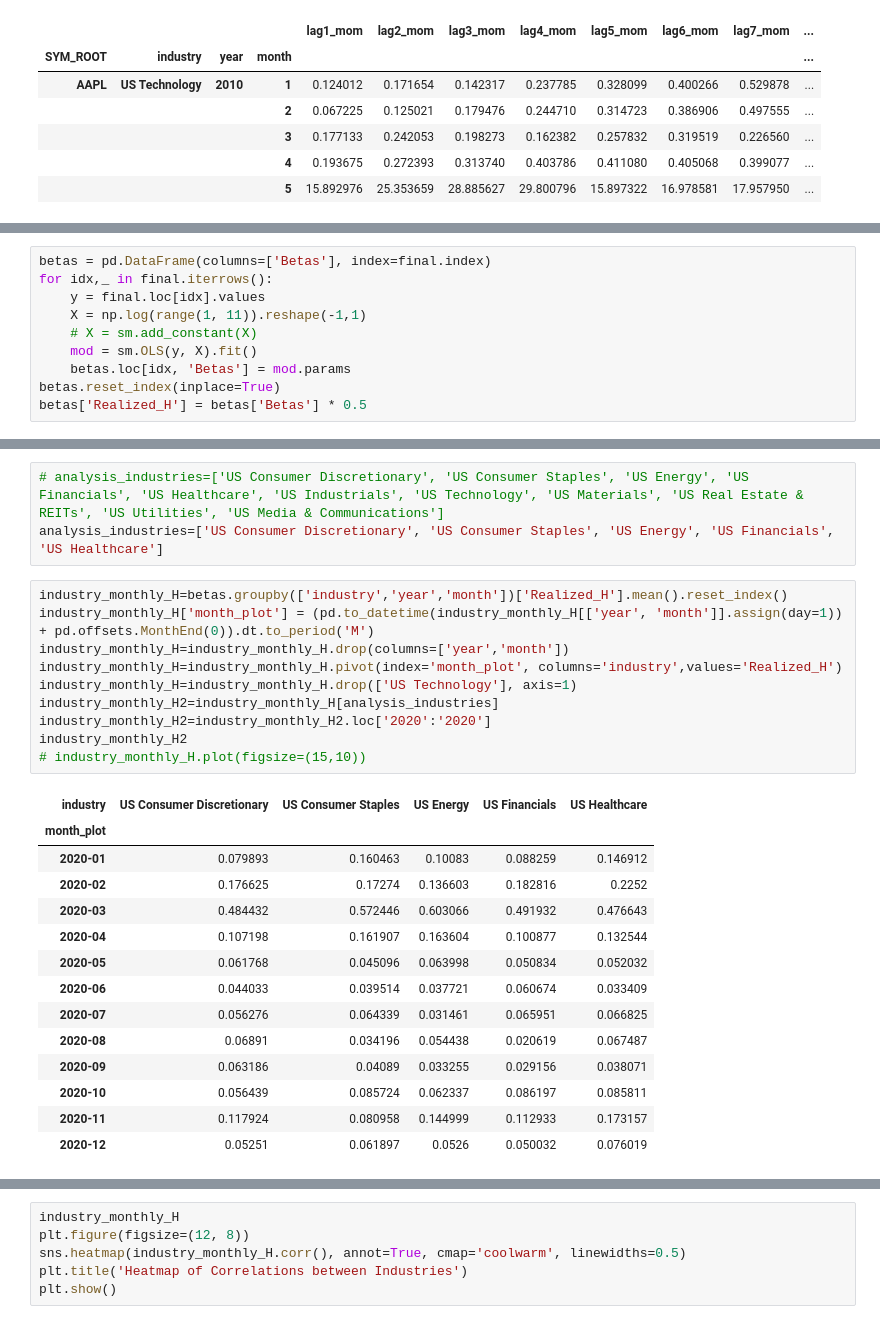
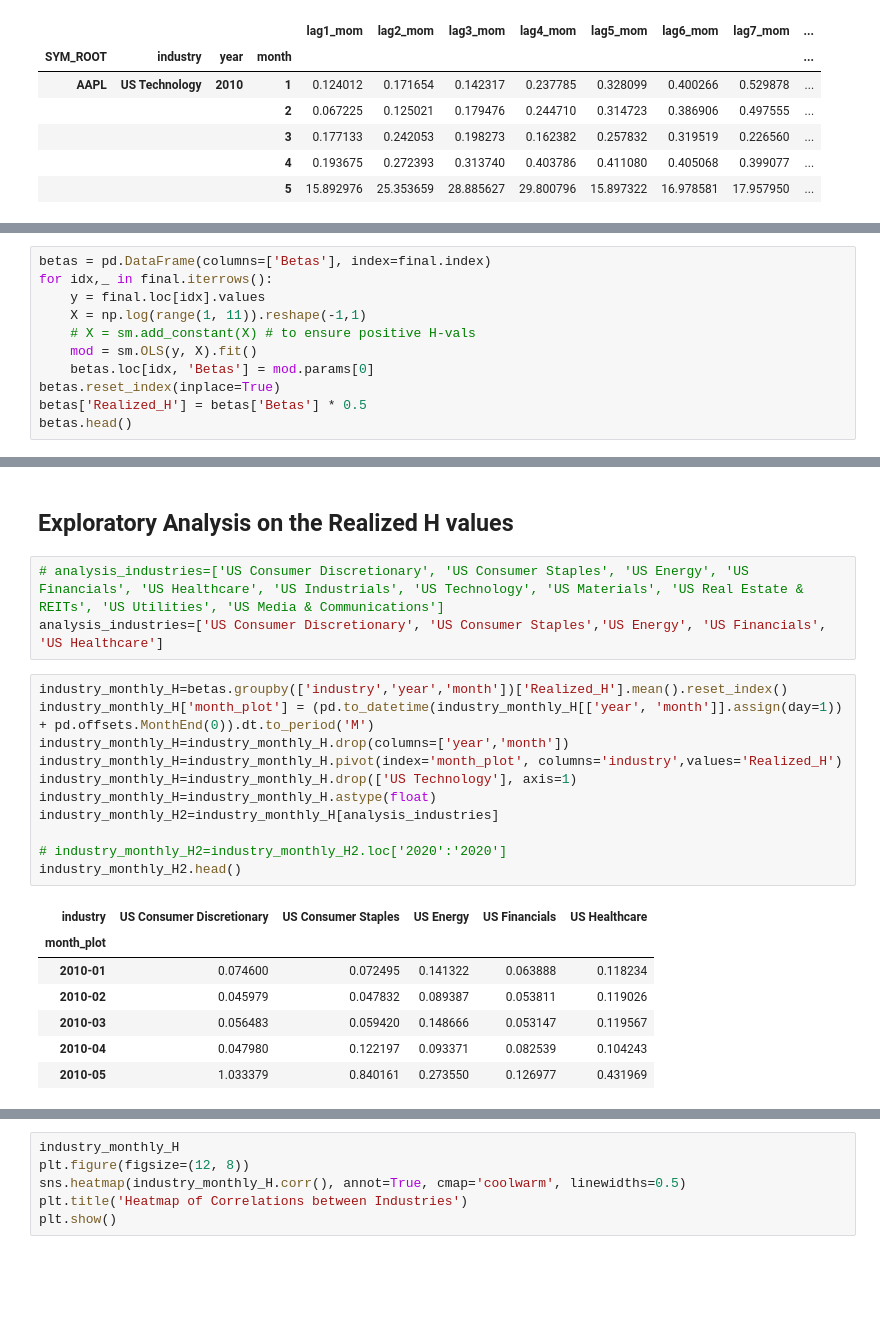
Before and after one commit to roshnx/buy-rough-sell-smooth, a Jupyter notebook: Realized_Vol_Regression.ipynb, the cells around one changed output, grey strips where cells are left out. Drawn from its saved outputs; the diff is of its cells as text; blank space fills up the shorter version.

Commit message:
Complete Analysis

```diff
--- a/Realized_Vol_Regression.ipynb
+++ b/Realized_Vol_Regression.ipynb
@@ -125,8 +132,9 @@ betas = pd.DataFrame(columns=['Betas'], index=final.index)
 for idx,_ in final.iterrows():
     y = final.loc[idx].values
     X = np.log(range(1, 11)).reshape(-1,1)
-    # X = sm.add_constant(X)
+    # X = sm.add_constant(X) # to ensure positive H-vals
     mod = sm.OLS(y, X).fit()
-    betas.loc[idx, 'Betas'] = mod.params
+    betas.loc[idx, 'Betas'] = mod.params[0]
 betas.reset_index(inplace=True)
 betas['Realized_H'] = betas['Betas'] * 0.5
+betas.head()
@@ -149,31 +148,27 @@ betas[betas['Betas']>=0.5]
+# %% [markdown]
+## Exploratory Analysis on the Realized H values
 # %%
 # analysis_industries=['US Consumer Discretionary', 'US Consumer Staples', 'US Energy', 'US Financials', 'US Healthcare', 'US Industrials', 'US Technology', 'US Materials', 'US Real Estate & REITs', 'US Utilities', 'US Media & Communications']
-analysis_industries=['US Consumer Discretionary', 'US Consumer Staples', 'US Energy', 'US Financials', 'US Healthcare']
+analysis_industries=['US Consumer Discretionary', 'US Consumer Staples','US Energy', 'US Financials', 'US Healthcare']
 # %%
 industry_monthly_H=betas.groupby(['industry','year','month'])['Realized_H'].mean().reset_index()
 industry_monthly_H['month_plot'] = (pd.to_datetime(industry_monthly_H[['year', 'month']].assign(day=1)) + pd.offsets.MonthEnd(0)).dt.to_period('M')
 industry_monthly_H=industry_monthly_H.drop(columns=['year','month'])
 industry_monthly_H=industry_monthly_H.pivot(index='month_plot', columns='industry',values='Realized_H')
 industry_monthly_H=industry_monthly_H.drop(['US Technology'], axis=1)
+industry_monthly_H=industry_monthly_H.astype(float)
 industry_monthly_H2=industry_monthly_H[analysis_industries]
-industry_monthly_H2=industry_monthly_H2.loc['2020':'2020']
-industry_monthly_H2
-# industry_monthly_H.plot(figsize=(15,10))
+
+# industry_monthly_H2=industry_monthly_H2.loc['2020':'2020']
+industry_monthly_H2.head()
 # %% [output]
 | industry | US Consumer Discretionary | US Consumer Staples | US Energy | US Financials | US Healthcare |
 | month_plot |  |  |  |  |  |
-| 2020-01 | 0.079893 | 0.160463 | 0.10083 | 0.088259 | 0.146912 |
-| 2020-02 | 0.176625 | 0.17274 | 0.136603 | 0.182816 | 0.2252 |
-| 2020-03 | 0.484432 | 0.572446 | 0.603066 | 0.491932 | 0.476643 |
-| 2020-04 | 0.107198 | 0.161907 | 0.163604 | 0.100877 | 0.132544 |
-| 2020-05 | 0.061768 | 0.045096 | 0.063998 | 0.050834 | 0.052032 |
-| 2020-06 | 0.044033 | 0.039514 | 0.037721 | 0.060674 | 0.033409 |
-| 2020-07 | 0.056276 | 0.064339 | 0.031461 | 0.065951 | 0.066825 |
-| 2020-08 | 0.06891 | 0.034196 | 0.054438 | 0.020619 | 0.067487 |
-| 2020-09 | 0.063186 | 0.04089 | 0.033255 | 0.029156 | 0.038071 |
-| 2020-10 | 0.056439 | 0.085724 | 0.062337 | 0.086197 | 0.085811 |
-| 2020-11 | 0.117924 | 0.080958 | 0.144999 | 0.112933 | 0.173157 |
-| 2020-12 | 0.05251 | 0.061897 | 0.0526 | 0.050032 | 0.076019 |
+| 2010-01 | 0.074600 | 0.072495 | 0.141322 | 0.063888 | 0.118234 |
+| 2010-02 | 0.045979 | 0.047832 | 0.089387 | 0.053811 | 0.119026 |
+| 2010-03 | 0.056483 | 0.059420 | 0.148666 | 0.053147 | 0.119567 |
+| 2010-04 | 0.047980 | 0.122197 | 0.093371 | 0.082539 | 0.104243 |
+| 2010-05 | 1.033379 | 0.840161 | 0.273550 | 0.126977 | 0.431969 |
 # %%
 # volind = vols.copy()
 # volind['log_ivol_q'] = np.log(volind['ivol_q'])
```
Also changed, not shown: parts of 40 cells of this notebook, 1 other file.
